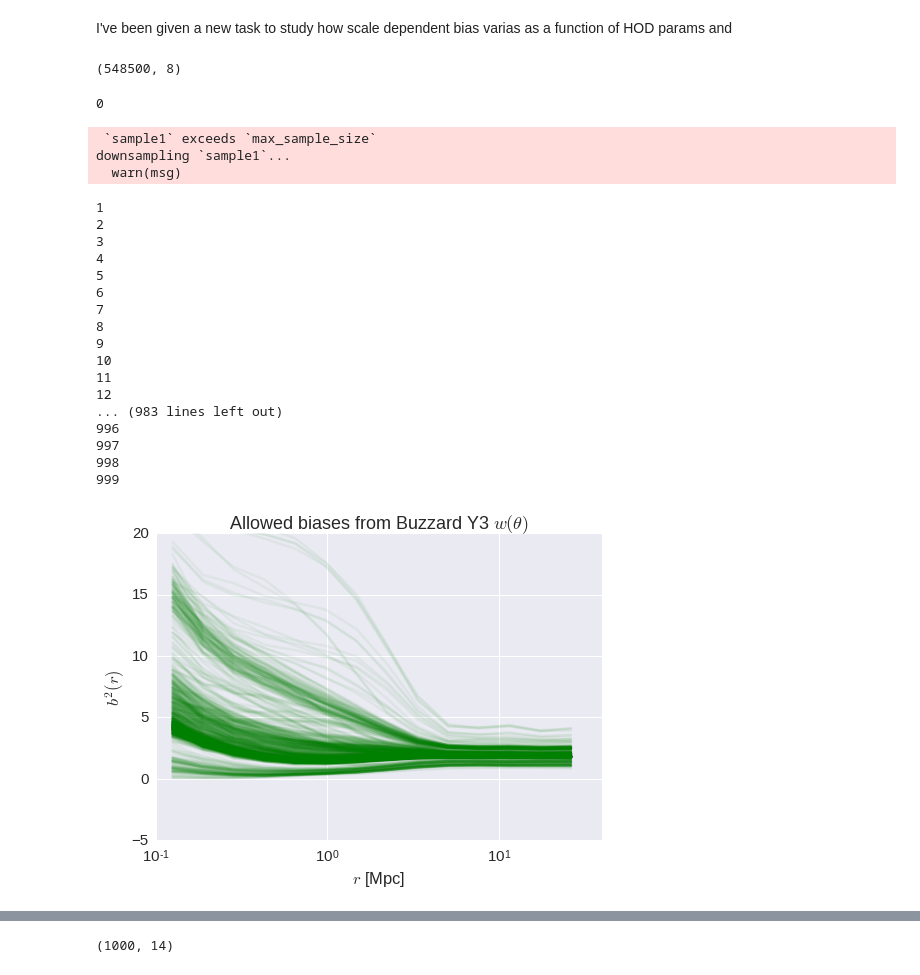
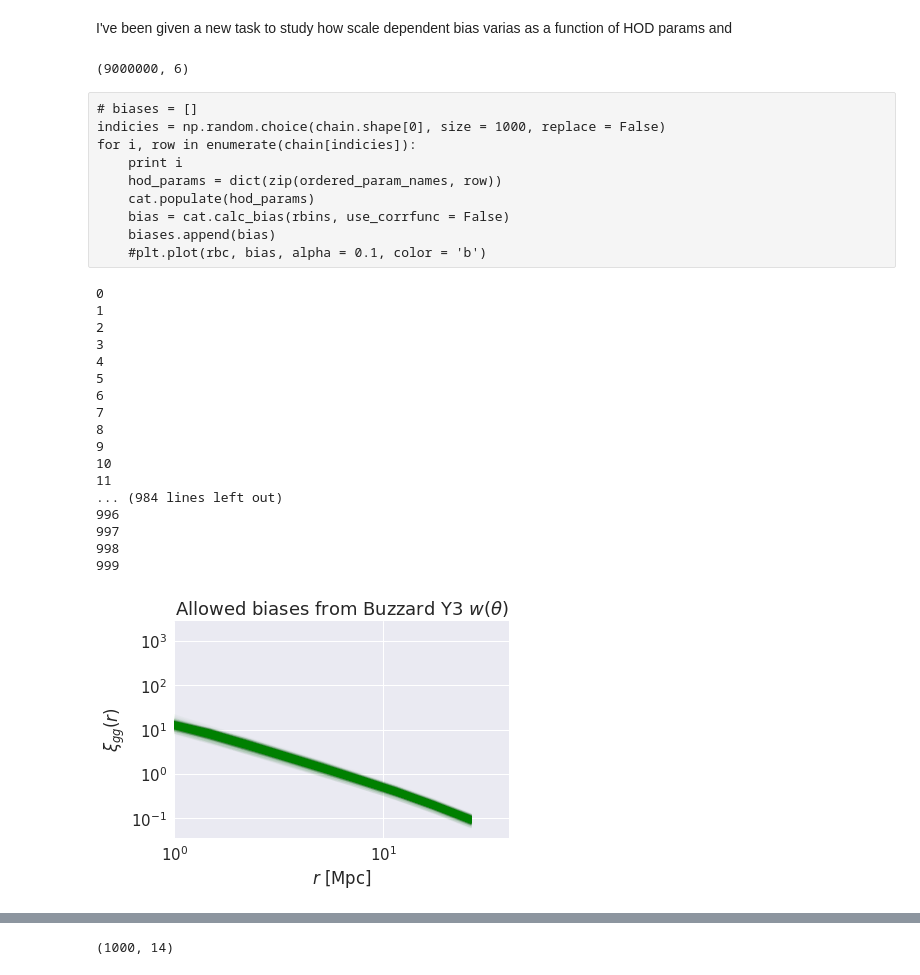
Before and after one commit to mclaughlin6464/pearce, a Jupyter notebook: notebooks/b(r,HOD) from Chains.ipynb, the cells around one changed output, grey strips where cells are left out. Cells and saved outputs as stored; diff of their text form; code cells hidden in the pictures.

```diff
--- a/notebooks/b(r,HOD) from Chains.ipynb
+++ b/notebooks/b(r,HOD) from Chains.ipynb
@@ -20,62 +20,67 @@ cat.load(0.81120, tol = 0.01, HOD='hsabRedMagic', particles = True)#, hod_kwargs
 # %%
-chain_fname = '/u/ki/swmclau2/des/SherlockPearceMCMC/500_walkers_5000_steps_chain_wt_alt_redmagic_z0.23.npy'
+chain_fname = '/u/ki/swmclau2/des/PearceMCMC/200_walkers_50000_steps_chain_redmagic_bias_z0.23.npy'
 chain = np.genfromtxt(chain_fname)
 # %%
-n_walkers = 500
+n_walkers = 200
 n_params = chain.shape[1]
-n_burn = 3000
+n_burn = 5000
 chain = chain[n_walkers*n_burn:, :]
 print chain.shape
 # %% [output]
-(548500, 8)
+(9000000, 6)
 # %%
-ordered_param_names = param_names = ['logMmin','mean_occupation_centrals_assembias_param1', 'f_c', 'logM0', 'sigma_logM',
-                                     'mean_occupation_satellites_assembias_param1',     'logM1',   'alpha']
+ordered_param_names = param_names = ['logMmin', 'f_c', 'logM0', 'sigma_logM',  'logM1',   'alpha']
 # %%
 rbins = np.logspace(-1,1.5,15)
 rbc = (rbins[1:]+rbins[:-1])/2
+# %% [raw]
+# biases = []
+indicies = np.random.choice(chain.shape[0], size = 1000, replace = False)
+for i, row in enumerate(chain[indicies]):
+    print i
+    hod_params = dict(zip(ordered_param_names, row))
+    cat.populate(hod_params)
+    bias = cat.calc_bias(rbins, use_corrfunc = False)
+    biases.append(bias)
+    #plt.plot(rbc, bias, alpha = 0.1, color = 'b')
 # %%
-biases = []
+xis = []
 indicies = np.random.choice(chain.shape[0], size = 1000, replace = False)
 for i, row in enumerate(chain[indicies]):
     print i
     hod_params = dict(zip(ordered_param_names, row))
     cat.populate(hod_params)
-    bias = cat.calc_bias(rbins, use_corrfunc = False)
-    biases.append(bias)
+    xi = cat.calc_xi(rbins, use_corrfunc = False, do_jackknife=False)
+    xis.append(xi)
     #plt.plot(rbc, bias, alpha = 0.1, color = 'b')
 # %% [output]
 0
+1
+2
+3
+4
+5
+6
+7
+8
+9
+10
+11
+... (984 lines left out)
+996
+997
+998
+999
- `sample1` exceeds `max_sample_size`
-downsampling `sample1`...
-  warn(msg)
-1
-2
-3
-4
-5
-6
-7
-8
-9
-10
-11
-12
-... (983 lines left out)
-996
-997
-998
-999
 # %%
-for bias in biases:
-        plt.plot(rbc, bias, alpha = 0.05, color = 'g')
+for xi in xis:
+        plt.plot(rbc, xi, alpha = 0.01, color = 'g')
 
-plt.xscale('log')
+plt.loglog()
 plt.xlabel(r'$r$ [Mpc]')
-plt.ylabel(r'$b^2(r)$')
-plt.ylim([-5, 20])
-plt.xlim([1e-1, 40])
+plt.ylabel(r'$\xi_{gg}(r)$')
+#plt.ylim([-5, 20])
+plt.xlim([1e0, 40])
 plt.title(r"Allowed biases from Buzzard Y3 $w(\theta)$")
 plt.show()
 # %% [output]
-[figure, old version]
+[figure, new version]
```
Also changed, not shown: parts of 6 cells of this notebook, 2 other files.
